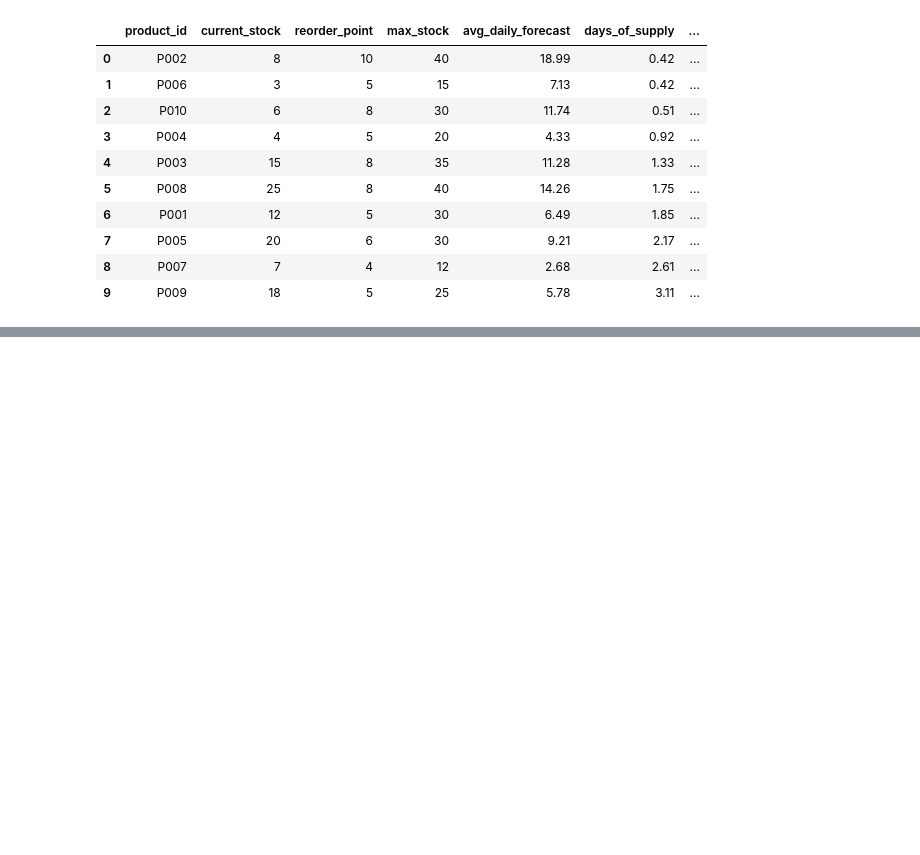
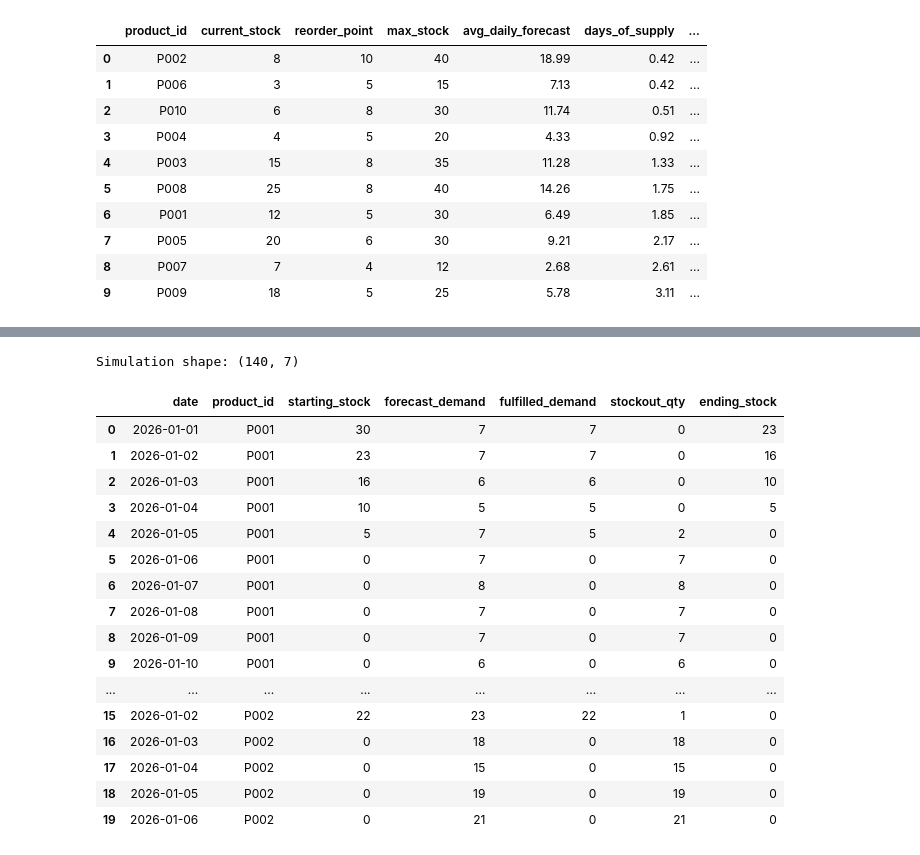
Before and after one commit to youcy03/ai-warehouse-digital-twin, a Jupyter notebook: notebooks/03_demand_forecasting.ipynb, the cells around one changed output, grey strips where cells are left out. Drawn from its saved outputs; the diff is of its cells as text; code cells hidden in the pictures; blank space fills up the shorter version.

```diff
--- a/notebooks/03_demand_forecasting.ipynb
+++ b/notebooks/03_demand_forecasting.ipynb
@@ -1466,0 +1734,28 @@ final_decision_table
+# %%
+total_demand = p001_simulation["forecast_demand"].sum()
+
+total_fulfilled = p001_simulation["fulfilled_demand"].sum()
+
+total_stockout = p001_simulation["stockout_qty"].sum()
+
+service_level = (
+    total_fulfilled / total_demand
+    if total_demand > 0
+    else np.nan
+)
+
+stockout_days = p001_simulation[
+    p001_simulation["stockout_qty"] > 0
+]
+
+first_stockout_date = (
+    stockout_days["date"].iloc[0]
+    if not stockout_days.empty
+    else None
+)
+
+print("Total forecast demand:", total_demand)
+print("Total fulfilled demand:", total_fulfilled)
+print("Total stockout quantity:", total_stockout)
+print("Service level:", round(service_level * 100, 2), "%")
+print("First stockout date:", first_stockout_date)
@@ -1466,0 +1990,27 @@ final_decision_table
+# %%
+all_simulation_df = pd.DataFrame(
+    all_simulation_rows
+)
+
+print("Simulation shape:", all_simulation_df.shape)
+
+all_simulation_df.head(20)
+# %% [output]
+Simulation shape: (140, 7)
+|  | date | product_id | starting_stock | forecast_demand | fulfilled_demand | stockout_qty | ending_stock |
+| 0 | 2026-01-01 | P001 | 30 | 7 | 7 | 0 | 23 |
+| 1 | 2026-01-02 | P001 | 23 | 7 | 7 | 0 | 16 |
+| 2 | 2026-01-03 | P001 | 16 | 6 | 6 | 0 | 10 |
+| 3 | 2026-01-04 | P001 | 10 | 5 | 5 | 0 | 5 |
+| 4 | 2026-01-05 | P001 | 5 | 7 | 5 | 2 | 0 |
+| 5 | 2026-01-06 | P001 | 0 | 7 | 0 | 7 | 0 |
+| 6 | 2026-01-07 | P001 | 0 | 8 | 0 | 8 | 0 |
+| 7 | 2026-01-08 | P001 | 0 | 7 | 0 | 7 | 0 |
+| 8 | 2026-01-09 | P001 | 0 | 7 | 0 | 7 | 0 |
+| 9 | 2026-01-10 | P001 | 0 | 6 | 0 | 6 | 0 |
+| ... | ... | ... | ... | ... | ... | ... | ... |
+| 15 | 2026-01-02 | P002 | 22 | 23 | 22 | 1 | 0 |
+| 16 | 2026-01-03 | P002 | 0 | 18 | 0 | 18 | 0 |
+| 17 | 2026-01-04 | P002 | 0 | 15 | 0 | 15 | 0 |
+| 18 | 2026-01-05 | P002 | 0 | 19 | 0 | 19 | 0 |
+| 19 | 2026-01-06 | P002 | 0 | 21 | 0 | 21 | 0 |
```
Also changed, not shown: parts of 33 cells of this notebook, 4 other files.
